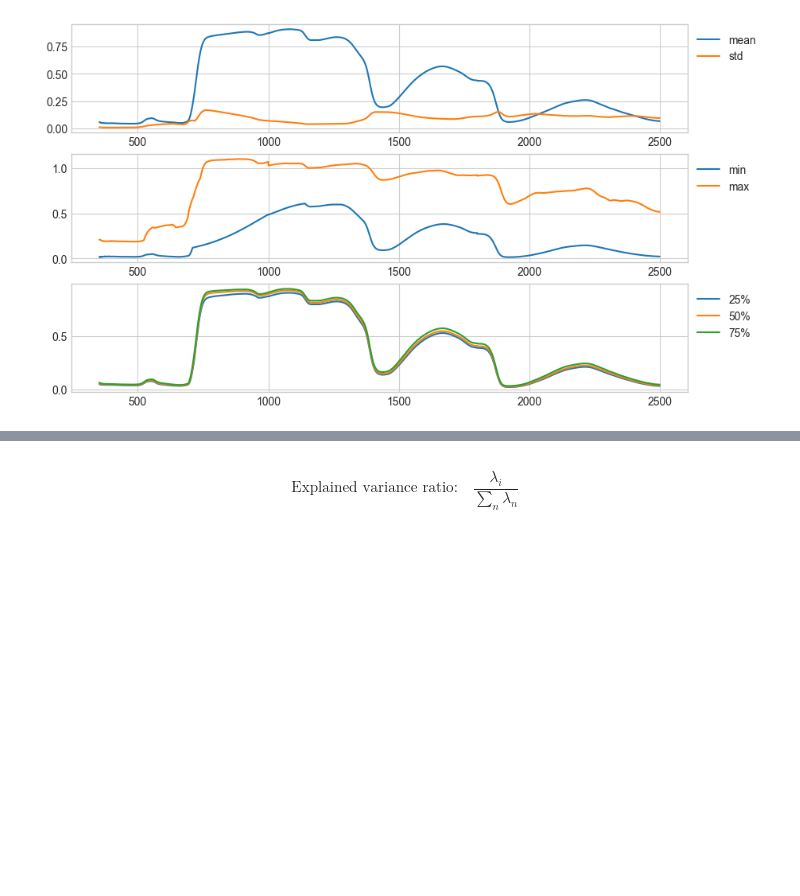
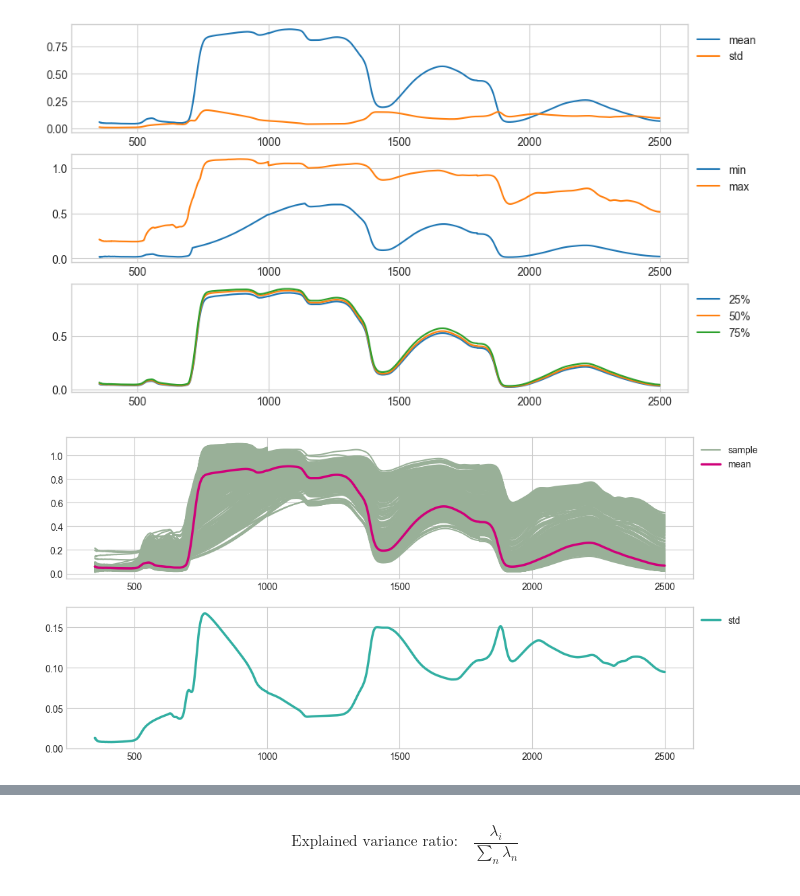
Before and after one commit to SomathReinztam/Firma_espectral_de-plantas_de_banano_infectadas, a Jupyter notebook: dataAnalysis3.ipynb, the cells around one changed output, grey strips where cells are left out. Saved outputs shown, nothing was run; the diff lists cells and outputs as text; code cells hidden in the pictures; blank space fills up the shorter version.

```diff
--- a/dataAnalysis3.ipynb
+++ b/dataAnalysis3.ipynb
@@ -104,3 +109,7 @@ Porcentaje de la clase Control:
 datF.plot_describe(df.describe())
 # %% [output]
 [figure]
+# %%
+datF.ver_mean_std(df, (df['dpi'] > -1))
+# %% [output]
+[figure, added]
```
Also changed, not shown: parts of 31 cells of this notebook, 1 other file.
